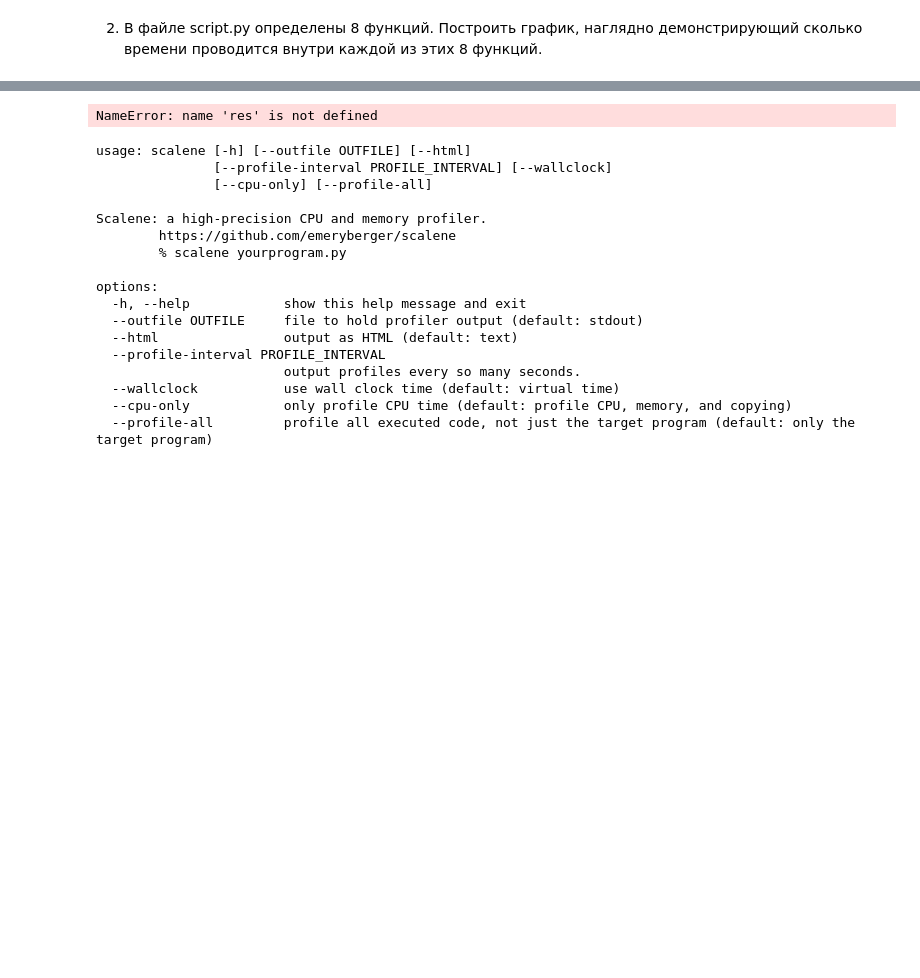
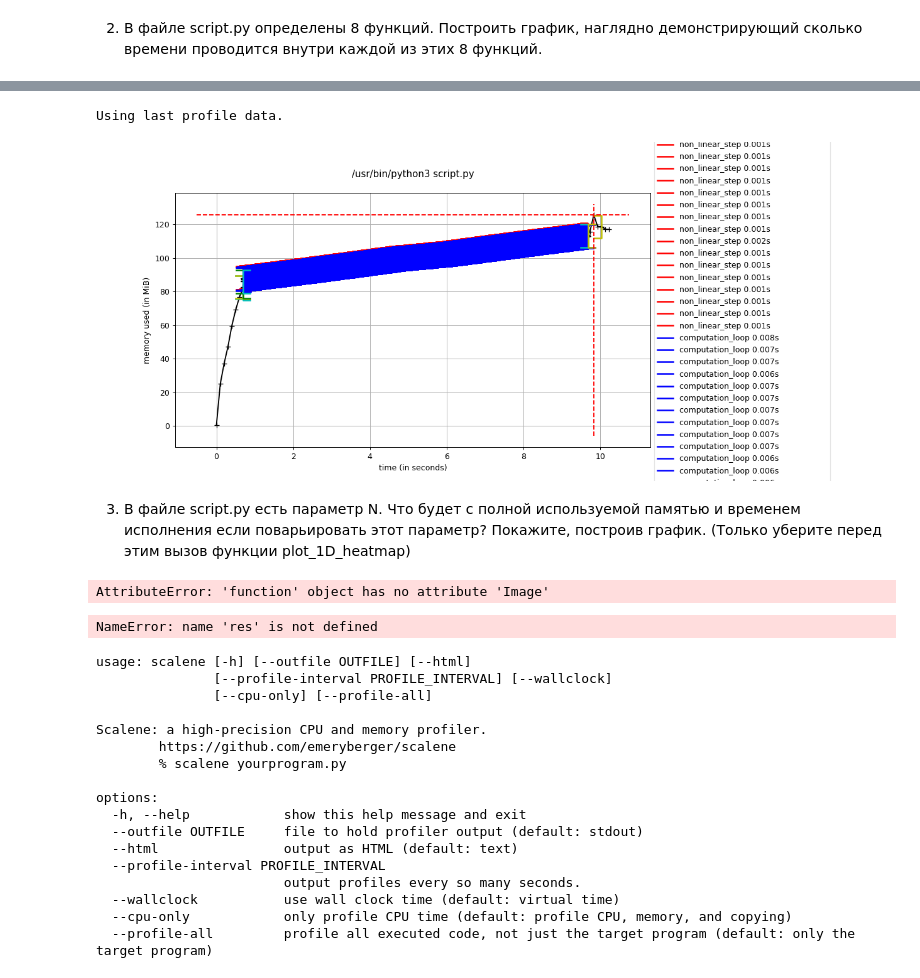
Before and after one commit to root-epifit/HPC_Sber_2025, a Jupyter notebook: Дз1_solution_IP.ipynb, the cells around one changed output, grey strips where cells are left out. Drawn from its saved outputs; the diff is of its cells as text; code cells hidden in the pictures; blank space fills up the shorter version.

```diff
--- a/Дз1_solution_IP.ipynb
+++ b/Дз1_solution_IP.ipynb
@@ -211,3 +217,21 @@ Using last profile data.
+# %%
+# В виде графика с отметками [ и ], видимо лучше для каждой функции построить свой график.
+# для этого убрать из scrypt.py декоратор @profile для других функций
+
+!mprof plot -o mprof_res_3.png
+
+img = Image.open("./mprof_res_3.png")
+display(img)
+# %% [output]
+Using last profile data.
+[figure, added]
+# %% [markdown]
+3. В файле script.py есть параметр N. Что будет с полной используемой памятью и временем исполнения если поварьировать этот параметр? Покажите, построив график. (Только уберите перед этим вызов функции plot_1D_heatmap)
+# %%
+from IPython.display import Image
+display.Image("./mprof_res_2.png")
+# %% [output]
+AttributeError: 'function' object has no attribute 'Image'
 # %%
 res.png
 # %% [output]
```
Also changed, not shown: parts of 5 cells of this notebook.
